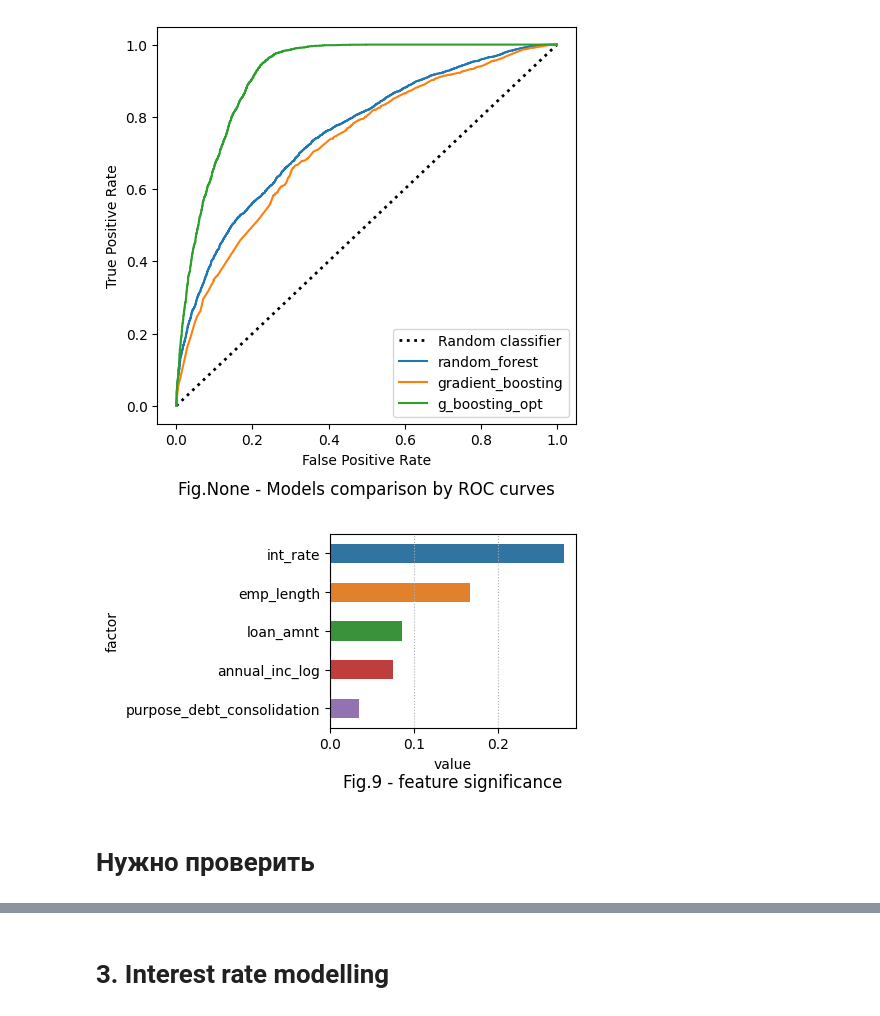
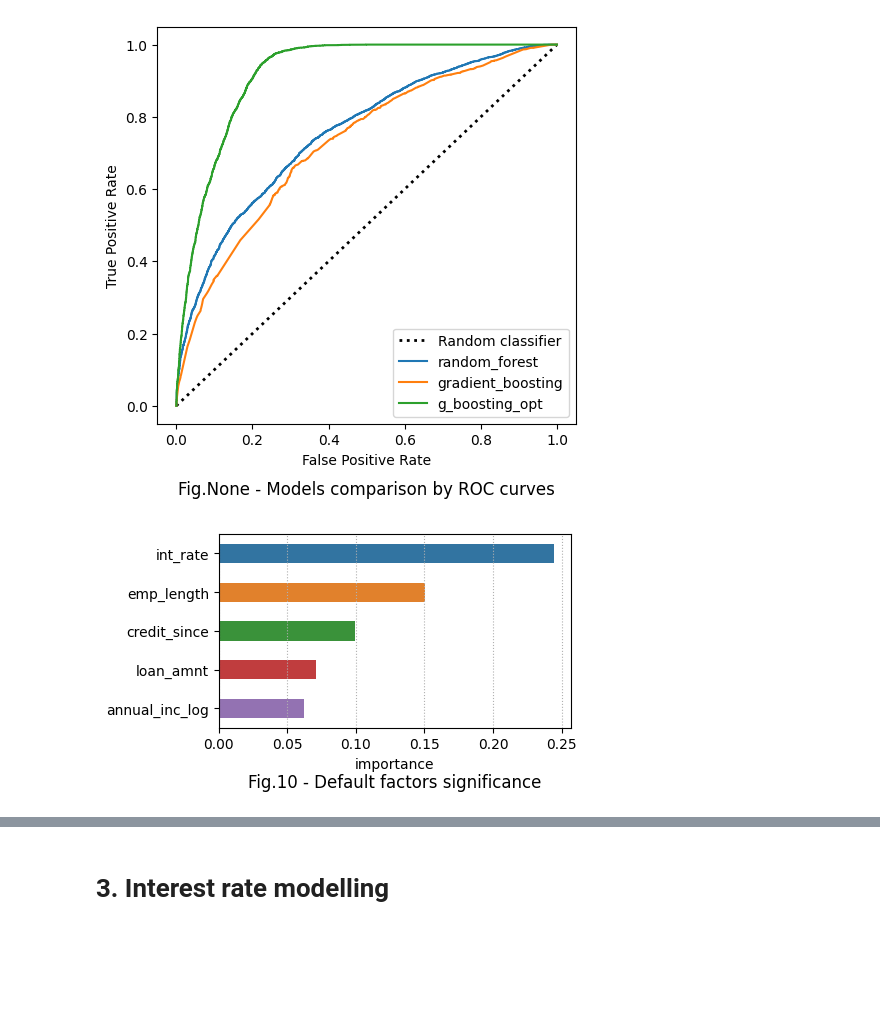
Before and after one commit to Alex1iv/Loan_repayment, a Jupyter notebook: notebooks/Loan_repayment.ipynb, the cells around one changed output, grey strips where cells are left out. Drawn from its saved outputs; the diff is of its cells as text; code cells hidden in the pictures; blank space fills up the shorter version.

```diff
--- a/notebooks/Loan_repayment.ipynb
+++ b/notebooks/Loan_repayment.ipynb
@@ -1093,5 +1020,5 @@ Name: pub_rec_bankruptcies, Length: 12, dtype: int64
 # %%
-data['bankruptcies'] = data['pub_rec_bankruptcies'].apply(lambda x: x if x<3 else 4)
-data['bankruptcies'] = data['bankruptcies'].astype('category')
+data['bankruptcies'] = data['pub_rec_bankruptcies'].apply(lambda x: 0 if x==0 else 1).astype('category')
+#data['bankruptcies'] = data['bankruptcies'].astype('category')
 data['bankruptcies'].value_counts()
 # %% [output]
@@ -1104,0 +1049,4 @@ data.drop(['pub_rec_bankruptcies'], axis=1, inplace=True)
+# %%
+data['earliest_cr_line'] = pd.to_datetime(data['earliest_cr_line'], errors='coerce').dt.date
+data['credit_since'] = data['issued_year'] - pd.to_datetime(data['earliest_cr_line'], errors='coerce').dt.year
+data['credit_since']
@@ -1105,7 +1107,12 @@ data.drop(['pub_rec_bankruptcies'], axis=1, inplace=True)
 # %% [markdown]
 ## Select columns
+# %%
+data_copy = data.query("loan_status in ['Fully Paid', 'Charged Off']")
+# Delete less informative feature 'grade'
+data_copy.drop(['grade'], axis=1, inplace=True) #'sub_grade'
 # %%
-data = data[['loan_amnt', 'term', 'int_rate', 'grade', 'sub_grade', 'emp_title', 'emp_length','loan_status','home_ownership','annual_inc_log','verification_status','purpose','bankruptcies']] #'pymnt_plan'
+data_copy = data_copy[['loan_amnt', 'term', 'int_rate', 'sub_grade', 'emp_title', 'emp_length','loan_status','home_ownership','annual_inc_log','purpose','bankruptcies', 'credit_since', 'source_verified','income_verified']]  #'pymnt_plan''credit_since', 'grade', 'verification_status',
 
+data_copy.columns
 # data = data[['loan_amnt', 'term', 'int_rate', 'installment', 'grade', 'sub_grade', \
 #     'emp_title', 'emp_length','loan_status']]
@@ -1504,35 +1450,17 @@ get_comparison(models_dict, X_test, y_test)
 # %% [output]
 [figure]
 # %%
-# arrays names and values
-f_keys, f_values = np.array(X_train.columns), gb_opt_cl.feature_importances_
-# sort and reverse arrays
-idx   = np.argsort(f_values)[::-1]
+factors = pd.DataFrame({'importance':gb_opt_cl.feature_importances_}, index=X_train.columns).sort_values(by='importance', ascending=False).iloc[:5]
 
-f_keys, f_values = np.array(f_keys)[idx], np.array(f_values)[idx]
+plot_counter=10
 
-# Table
-f_keys, f_values = np.array(f_keys)[idx], np.array(f_values)[idx]
-
-factors = pd.DataFrame({'factor':f_keys,
-              'value':f_values
-}).sort_values(by='value', ascending=False).head(5)
-
-plot_counter=9
-
-# display a bar chart
+# display first 7 most significant features
 fig, ax = plt.subplots(figsize=(5, 3))
-sns.barplot(factors, x='value', y='factor', width=0.5)
-#ax.grid()
-ax.set_title(f'Fig.{plot_counter} - feature significance', y=-0.35);
+sns.barplot(factors, x='importance', y=factors.index, width=0.5)
+ax.set_title(f'Fig.{plot_counter} - Default factors significance', y=-0.35);
 plt.tight_layout()
-#major_ticks = np.linspace(0.00, 0.4, 5)
-#ax.set_xticks(major_ticks)
-#ax.set_xlim(0,0.2)
 ax.xaxis.grid(linestyle=':');
 
 plt.savefig(os.path.join(path_figures, f'fig_{plot_counter}.png'))
 # %% [output]
-[figure, old version]
+[figure, new version]
-# %% [markdown]
-# Нужно проверить
```
Also changed, not shown: parts of 173 cells of this notebook.
